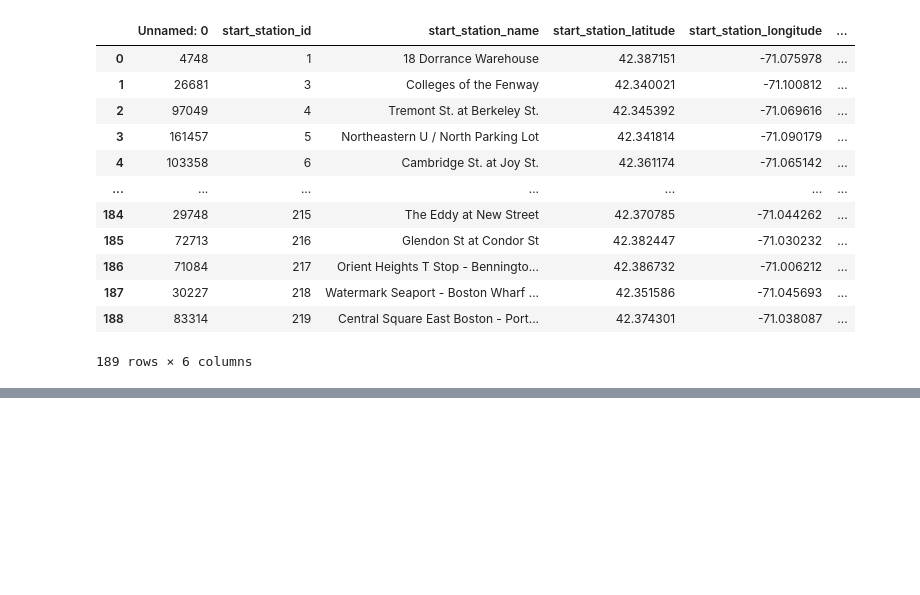
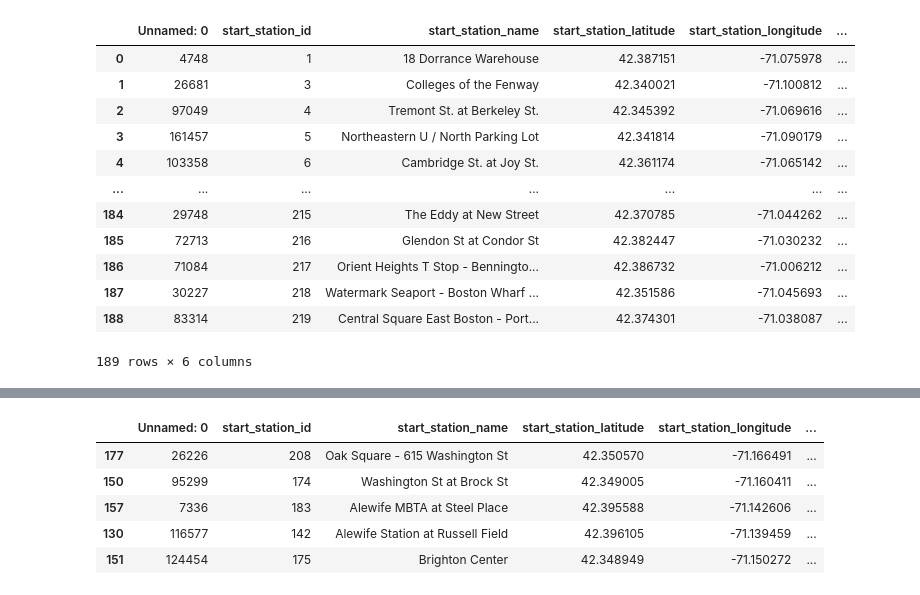
Before and after one commit to renefreitag/Data_Vipers, a Jupyter notebook: CBA/StationID.ipynb, the cells around one changed output, grey strips where cells are left out. Drawn from its saved outputs; the diff is of its cells as text; code cells hidden in the pictures; blank space fills up the shorter version.

```diff
--- a/CBA/StationID.ipynb
+++ b/CBA/StationID.ipynb
@@ -72,0 +112,2 @@ sum(df['amout_of_trips_per_station'])
+# %%
+df["start_coordinates"] = list(zip(df["start_station_latitude"],df["start_station_longitude"]))
@@ -72,0 +119,15 @@ sum(df['amout_of_trips_per_station'])
+# %%
+def calc_distances_from_center(start_coordinates):
+    return geopy.distance.geodesic( start_coordinates,center_point).km
+# %%
+df['distance_center_(km)'] = df.apply(lambda row: calc_distances_from_center(row.start_coordinates), axis=1)
+# %%
+df.sort_values(['distance_center_(km)'],axis=0, ascending=False,inplace=True,na_position='first')
+df.head(5)
+# %% [output]
+|  | Unnamed: 0 | start_station_id | start_station_name | start_station_latitude | start_station_longitude | ... |
+| 177 | 26226 | 208 | Oak Square - 615 Washington St | 42.350570 | -71.166491 | ... |
+| 150 | 95299 | 174 | Washington St at Brock St | 42.349005 | -71.160411 | ... |
+| 157 | 7336 | 183 | Alewife MBTA at Steel Place | 42.395588 | -71.142606 | ... |
+| 130 | 116577 | 142 | Alewife Station at Russell Field | 42.396105 | -71.139459 | ... |
+| 151 | 124454 | 175 | Brighton Center | 42.348949 | -71.150272 | ... |
```
Also changed, not shown: parts of 10 cells of this notebook, 3 other files.
